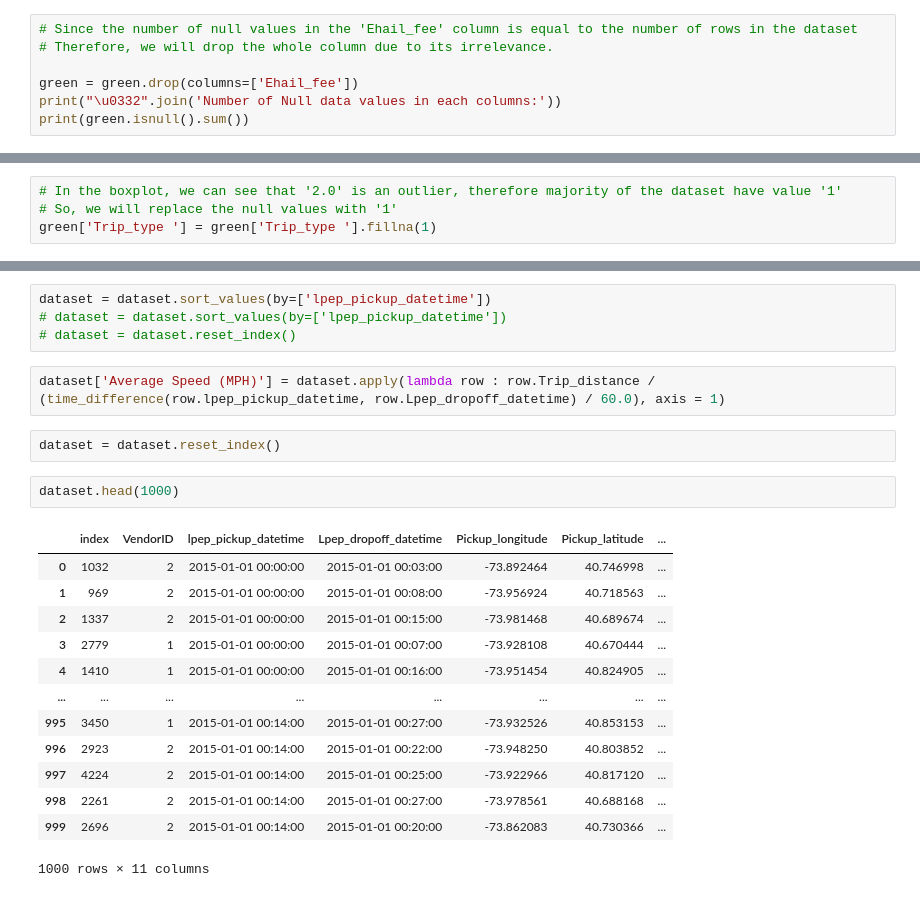
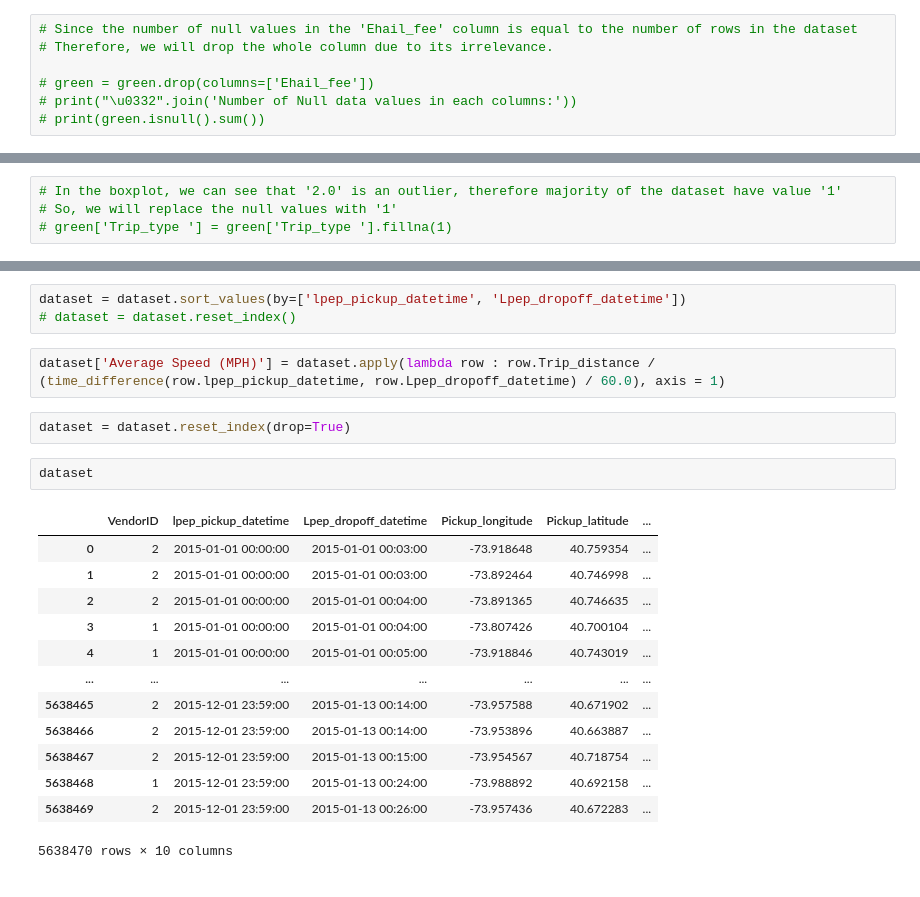
Before and after one commit to Akshantjain/cs480project, a Jupyter notebook: CS480 - Group Project, Green Taxi Dataset.ipynb, the cells around one changed output, grey strips where cells are left out. Cells and saved outputs as stored; diff of their text form.

```diff
--- a/CS480 - Group Project, Green Taxi Dataset.ipynb
+++ b/CS480 - Group Project, Green Taxi Dataset.ipynb
@@ -58,6 +55,6 @@ N̲u̲m̲b̲e̲r̲ ̲o̲f̲ ̲D̲a̲t̲a̲s̲e̲t̲s̲: 1048575
 # Since the number of null values in the 'Ehail_fee' column is equal to the number of rows in the dataset
 # Therefore, we will drop the whole column due to its irrelevance.
 
-green = green.drop(columns=['Ehail_fee'])
-print("\u0332".join('Number of Null data values in each columns:'))
-print(green.isnull().sum())
+# green = green.drop(columns=['Ehail_fee'])
+# print("\u0332".join('Number of Null data values in each columns:'))
+# print(green.isnull().sum())
@@ -87,7 +64,7 @@ boxplot = green.boxplot(column=['Trip_type '])
 # %%
 # In the boxplot, we can see that '2.0' is an outlier, therefore majority of the dataset have value '1'
 # So, we will replace the null values with '1'
-green['Trip_type '] = green['Trip_type '].fillna(1)
+# green['Trip_type '] = green['Trip_type '].fillna(1)
 # %%
 # Now there are no null values in the dataset
 # Update the columns variable according to the new cleaned up value
@@ -195,26 +161,25 @@ Index(['VendorID', 'lpep_pickup_datetime', 'Lpep_dropoff_datetime',
        'Dropoff_latitude', 'Passenger_count', 'Trip_distance'],
       dtype='object')
 # %%
-dataset = dataset.sort_values(by=['lpep_pickup_datetime'])
-# dataset = dataset.sort_values(by=['lpep_pickup_datetime'])
+dataset = dataset.sort_values(by=['lpep_pickup_datetime', 'Lpep_dropoff_datetime'])
 # dataset = dataset.reset_index()
 # %%
 dataset['Average Speed (MPH)'] = dataset.apply(lambda row : row.Trip_distance / (time_difference(row.lpep_pickup_datetime, row.Lpep_dropoff_datetime) / 60.0), axis = 1)
 # %%
-dataset = dataset.reset_index()
+dataset = dataset.reset_index(drop=True)
 # %%
-dataset.head(1000)
+dataset
 # %% [output]
-|  | index | VendorID | lpep_pickup_datetime | Lpep_dropoff_datetime | Pickup_longitude | Pickup_latitude | ... |
-| 0 | 1032 | 2 | 2015-01-01 00:00:00 | 2015-01-01 00:03:00 | -73.892464 | 40.746998 | ... |
-| 1 | 969 | 2 | 2015-01-01 00:00:00 | 2015-01-01 00:08:00 | -73.956924 | 40.718563 | ... |
-| 2 | 1337 | 2 | 2015-01-01 00:00:00 | 2015-01-01 00:15:00 | -73.981468 | 40.689674 | ... |
-| 3 | 2779 | 1 | 2015-01-01 00:00:00 | 2015-01-01 00:07:00 | -73.928108 | 40.670444 | ... |
-| 4 | 1410 | 1 | 2015-01-01 00:00:00 | 2015-01-01 00:16:00 | -73.951454 | 40.824905 | ... |
-| ... | ... | ... | ... | ... | ... | ... | ... |
-| 995 | 3450 | 1 | 2015-01-01 00:14:00 | 2015-01-01 00:27:00 | -73.932526 | 40.853153 | ... |
-| 996 | 2923 | 2 | 2015-01-01 00:14:00 | 2015-01-01 00:22:00 | -73.948250 | 40.803852 | ... |
-| 997 | 4224 | 2 | 2015-01-01 00:14:00 | 2015-01-01 00:25:00 | -73.922966 | 40.817120 | ... |
-| 998 | 2261 | 2 | 2015-01-01 00:14:00 | 2015-01-01 00:27:00 | -73.978561 | 40.688168 | ... |
-| 999 | 2696 | 2 | 2015-01-01 00:14:00 | 2015-01-01 00:20:00 | -73.862083 | 40.730366 | ... |
+|  | VendorID | lpep_pickup_datetime | Lpep_dropoff_datetime | Pickup_longitude | Pickup_latitude | ... |
+| 0 | 2 | 2015-01-01 00:00:00 | 2015-01-01 00:03:00 | -73.918648 | 40.759354 | ... |
+| 1 | 2 | 2015-01-01 00:00:00 | 2015-01-01 00:03:00 | -73.892464 | 40.746998 | ... |
+| 2 | 2 | 2015-01-01 00:00:00 | 2015-01-01 00:04:00 | -73.891365 | 40.746635 | ... |
+| 3 | 1 | 2015-01-01 00:00:00 | 2015-01-01 00:04:00 | -73.807426 | 40.700104 | ... |
+| 4 | 1 | 2015-01-01 00:00:00 | 2015-01-01 00:05:00 | -73.918846 | 40.743019 | ... |
+| ... | ... | ... | ... | ... | ... | ... |
+| 5638465 | 2 | 2015-12-01 23:59:00 | 2015-01-13 00:14:00 | -73.957588 | 40.671902 | ... |
+| 5638466 | 2 | 2015-12-01 23:59:00 | 2015-01-13 00:14:00 | -73.953896 | 40.663887 | ... |
+| 5638467 | 2 | 2015-12-01 23:59:00 | 2015-01-13 00:15:00 | -73.954567 | 40.718754 | ... |
+| 5638468 | 1 | 2015-12-01 23:59:00 | 2015-01-13 00:24:00 | -73.988892 | 40.692158 | ... |
+| 5638469 | 2 | 2015-12-01 23:59:00 | 2015-01-13 00:26:00 | -73.957436 | 40.672283 | ... |
-1000 rows × 11 columns
+5638470 rows × 10 columns
```
Also changed, not shown: parts of 19 cells of this notebook, 2 other files.
